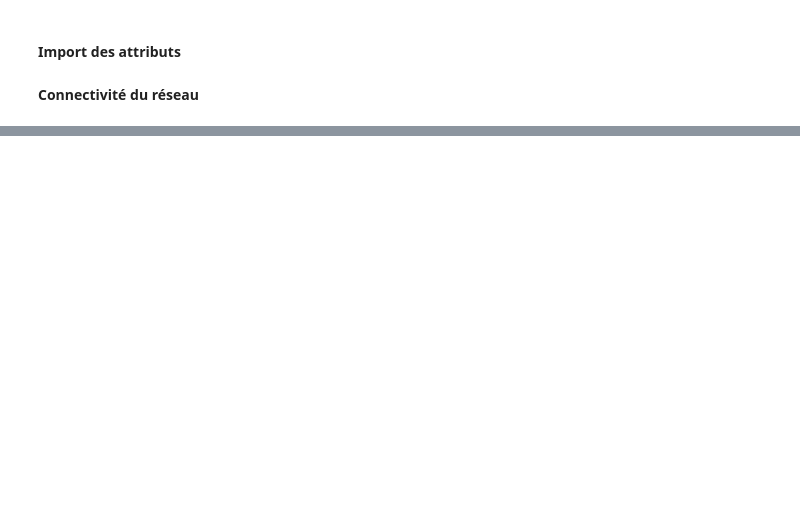
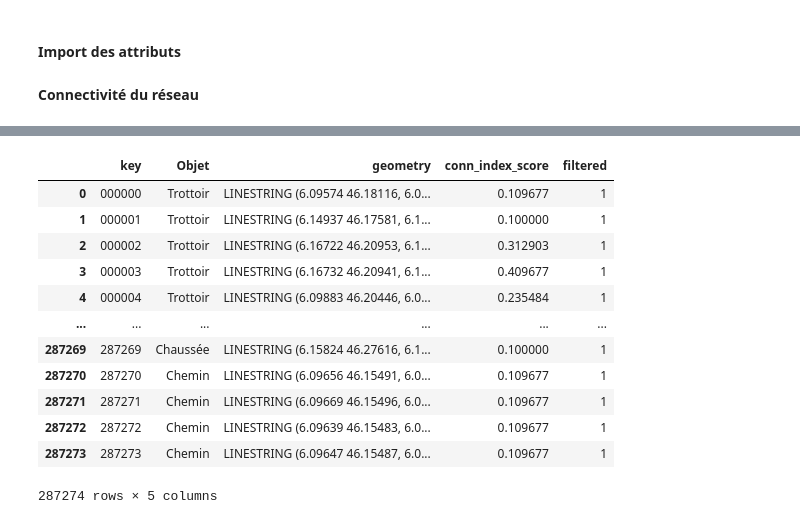
Before and after one commit to action-situee/projet-index-walk-bike-ge-gg, a Jupyter notebook: Notebook/Step 2/2_0_Prepare_features.ipynb, the cells around one changed output, grey strips where cells are left out. Cells and saved outputs as stored; diff of their text form; code cells hidden in the pictures; blank space fills up the shorter version.

```diff
--- a/Notebook/Step 2/2_0_Prepare_features.ipynb
+++ b/Notebook/Step 2/2_0_Prepare_features.ipynb
@@ -137,0 +151,16 @@ segmented_net_metrics
+# %%
+segmented_net_index.to_crs(target_crs)[["key","Objet","geometry","conn_index_score", "filtered"]]
+# %% [output]
+|  | key | Objet | geometry | conn_index_score | filtered |
+| 0 | 000000 | Trottoir | LINESTRING (6.09574 46.18116, 6.0... | 0.109677 | 1 |
+| 1 | 000001 | Trottoir | LINESTRING (6.14937 46.17581, 6.1... | 0.100000 | 1 |
+| 2 | 000002 | Trottoir | LINESTRING (6.16722 46.20953, 6.1... | 0.312903 | 1 |
+| 3 | 000003 | Trottoir | LINESTRING (6.16732 46.20941, 6.1... | 0.409677 | 1 |
+| 4 | 000004 | Trottoir | LINESTRING (6.09883 46.20446, 6.0... | 0.235484 | 1 |
+| ... | ... | ... | ... | ... | ... |
+| 287269 | 287269 | Chaussée | LINESTRING (6.15824 46.27616, 6.1... | 0.100000 | 1 |
+| 287270 | 287270 | Chemin | LINESTRING (6.09656 46.15491, 6.0... | 0.109677 | 1 |
+| 287271 | 287271 | Chemin | LINESTRING (6.09669 46.15496, 6.0... | 0.109677 | 1 |
+| 287272 | 287272 | Chemin | LINESTRING (6.09639 46.15483, 6.0... | 0.109677 | 1 |
+| 287273 | 287273 | Chemin | LINESTRING (6.09647 46.15487, 6.0... | 0.109677 | 1 |
+287274 rows × 5 columns
```
Also changed, not shown: parts of 4 cells of this notebook, 21 other files.
